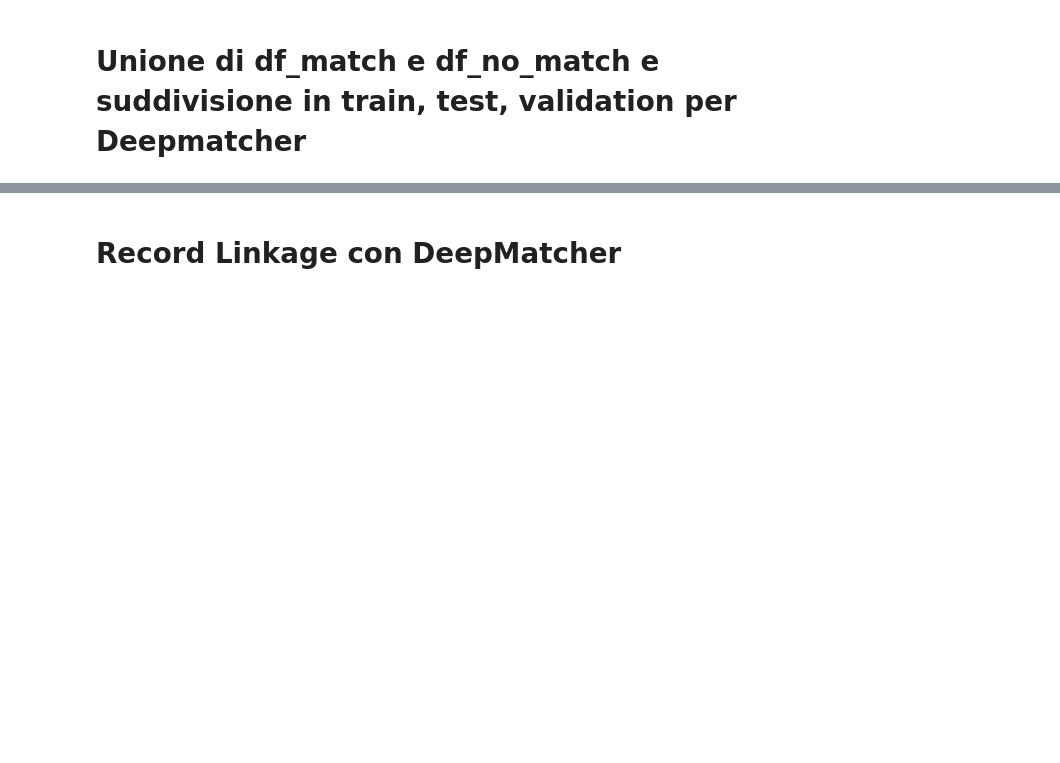
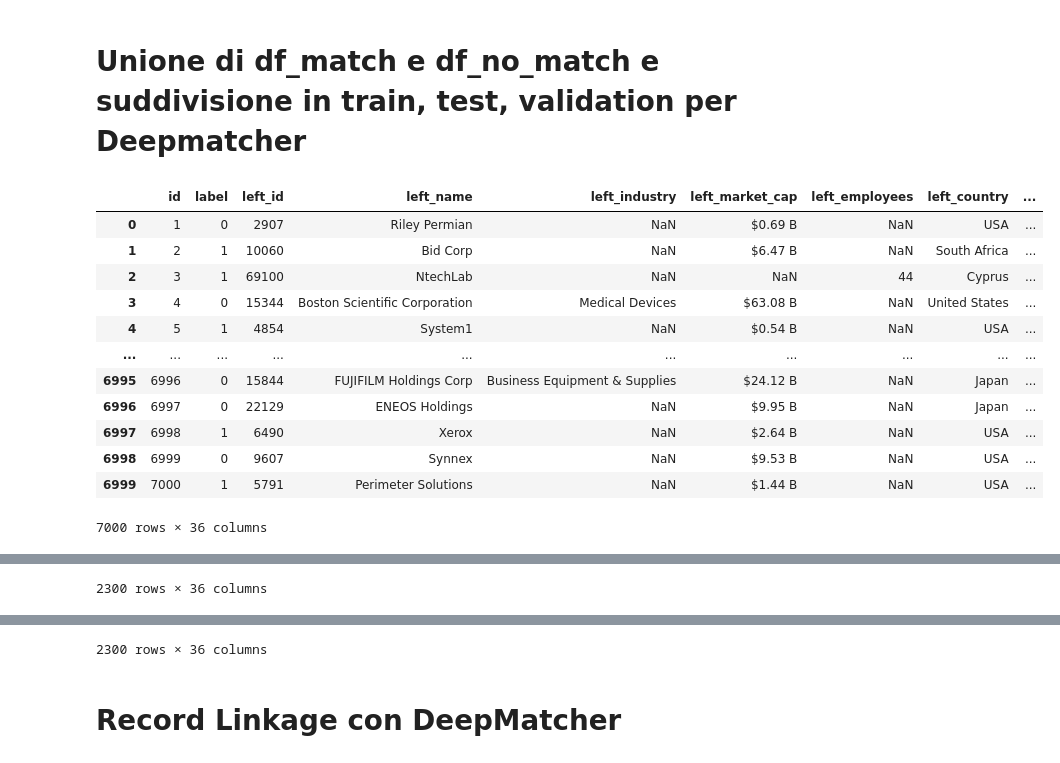
Before and after one commit to dedo99/Progetto_Finale_IDD, a Jupyter notebook: record_linkage_creation_unlabel.ipynb, the cells around one changed output, grey strips where cells are left out. Saved outputs shown, nothing was run; the diff lists cells and outputs as text; code cells hidden in the pictures; blank space fills up the shorter version.

Commit message:
Preparazione DeepMatcher

```diff
--- a/record_linkage_creation_unlabel.ipynb
+++ b/record_linkage_creation_unlabel.ipynb
@@ -147,4 +183,7 @@ df_unlabel.to_csv('output_match/df_unlabel.csv')
 # %%
 df_match = pd.read_csv('output_match/df_match.csv')
 df_no_match = pd.read_csv('output_match/df_no_match.csv')
-df_union = pd.concat([df_match, df_no_match], ignore_index=True)
+df_match = df_match.sample(len(df_no_match))
+
+df_match = df_match.drop(['Unnamed: 0'], axis = 1)
+df_no_match = df_no_match.drop(['Unnamed: 0'], axis = 1)
@@ -154,0 +193,47 @@ df_validation = df_union.sample(2300)
+# %%
+df_train = df_union.sample(7000)
+df_test = df_union.sample(2300)
+df_validation = df_union.sample(2300)
+
+# Crea un nuovo attributo "id" come indice numerico progressivo per TRAIN SET
+df_train['id'] = range(1, len(df_train) + 1)
+df_train = df_train.reset_index(drop=True)
+# Imposta la colonna "id" come prima colonna
+cols = df_train.columns.tolist()
+cols = cols[-1:] + cols[:-1]
+df_train = df_train[cols]
+
+# Crea un nuovo attributo "id" come indice numerico progressivo per TEST SET
+df_test['id'] = range(1, len(df_test) + 1)
+df_test = df_test.reset_index(drop=True)
+# Imposta la colonna "id" come prima colonna
+cols = df_test.columns.tolist()
+cols = cols[-1:] + cols[:-1]
+df_test = df_test[cols]
+
+# Crea un nuovo attributo "id" come indice numerico progressivo per VALIDATION SET
+df_validation['id'] = range(1, len(df_validation) + 1)
+df_validation = df_validation.reset_index(drop=True)
+# Imposta la colonna "id" come prima colonna
+cols = df_validation.columns.tolist()
+cols = cols[-1:] + cols[:-1]
+df_validation = df_validation[cols]
+
+
+display(df_train)
+display(df_test)
+display(df_validation)
+# %% [output]
+|  | id | label | left_id | left_name | left_industry | left_market_cap | left_employees | left_country | ... |
+| 0 | 1 | 0 | 2907 | Riley Permian | NaN | $0.69 B | NaN | USA | ... |
+| 1 | 2 | 1 | 10060 | Bid Corp | NaN | $6.47 B | NaN | South Africa | ... |
+| 2 | 3 | 1 | 69100 | NtechLab | NaN | NaN | 44 | Cyprus | ... |
+| 3 | 4 | 0 | 15344 | Boston Scientific Corporation | Medical Devices | $63.08 B | NaN | United States | ... |
+| 4 | 5 | 1 | 4854 | System1 | NaN | $0.54 B | NaN | USA | ... |
+| ... | ... | ... | ... | ... | ... | ... | ... | ... | ... |
+| 6995 | 6996 | 0 | 15844 | FUJIFILM Holdings Corp | Business Equipment & Supplies | $24.12 B | NaN | Japan | ... |
+| 6996 | 6997 | 0 | 22129 | ENEOS Holdings | NaN | $9.95 B | NaN | Japan | ... |
+| 6997 | 6998 | 1 | 6490 | Xerox | NaN | $2.64 B | NaN | USA | ... |
+| 6998 | 6999 | 0 | 9607 | Synnex | NaN | $9.53 B | NaN | USA | ... |
+| 6999 | 7000 | 1 | 5791 | Perimeter Solutions | NaN | $1.44 B | NaN | USA | ... |
+7000 rows × 36 columns
@@ -154,0 +252 @@ df_validation = df_union.sample(2300)
+2300 rows × 36 columns
@@ -155,3 +265,4 @@ df_validation = df_union.sample(2300)
+2300 rows × 36 columns
 # %%
 df_train.to_csv('output_match/df_train.csv')
 df_test.to_csv('output_match/df_test.csv')
```
Also changed, not shown: parts of 10 cells of this notebook, 4 other files.
